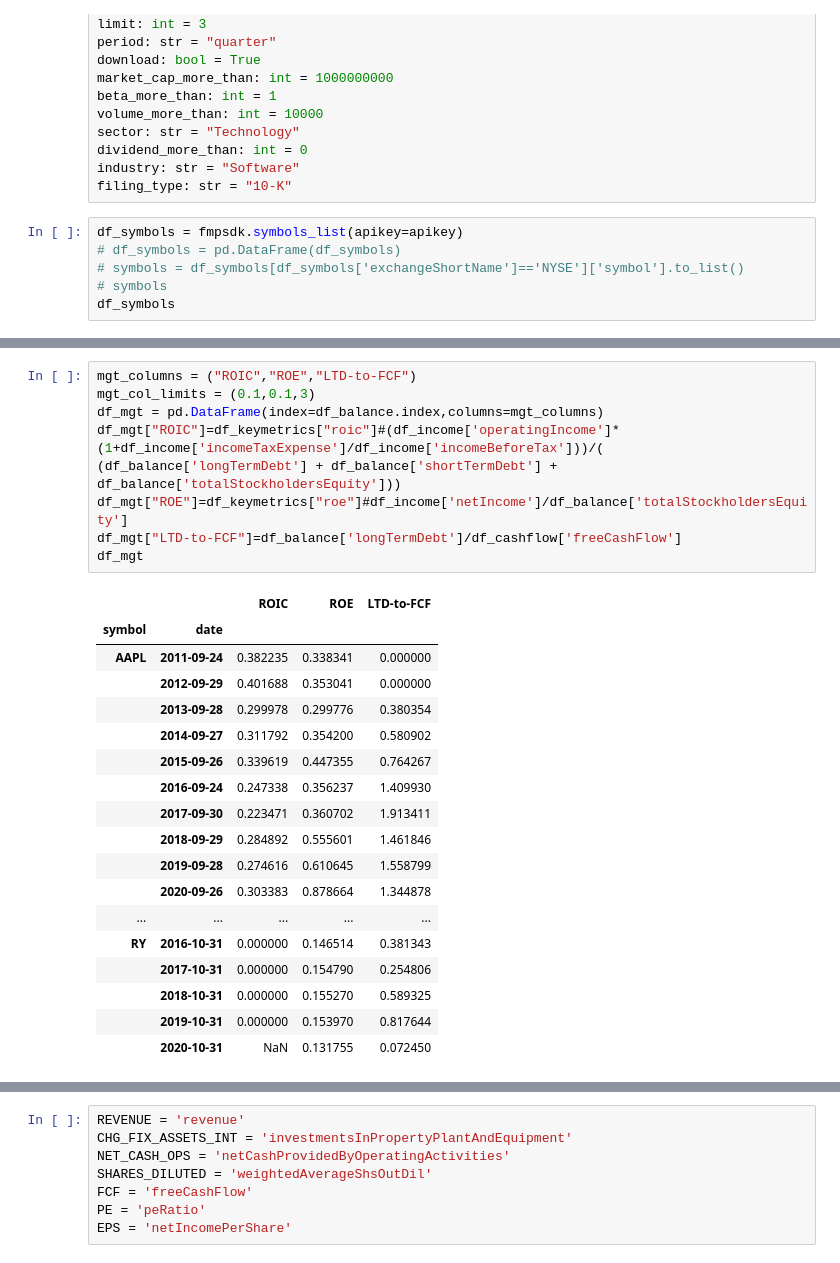
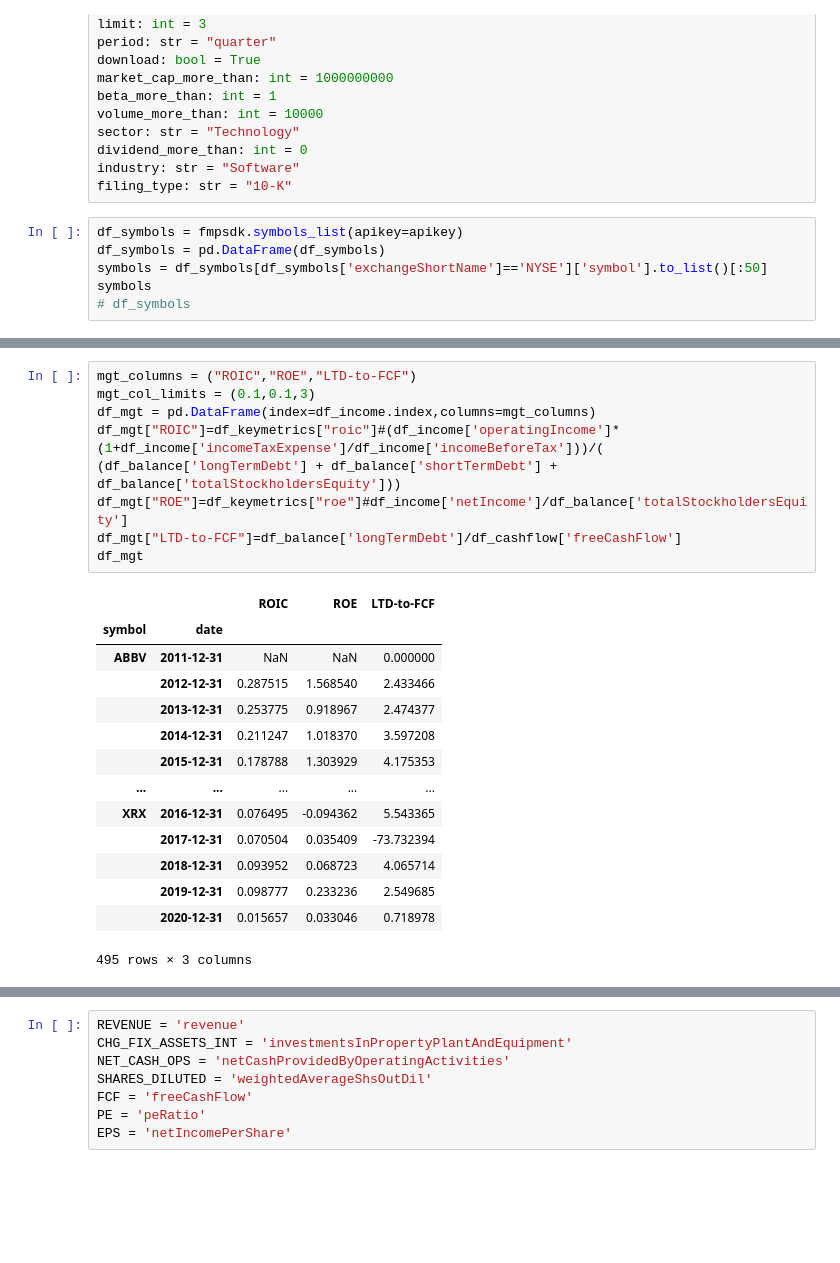
Before and after one commit to VinnyCarter05/fmpsdk-master, a Jupyter notebook: fmpsdk-ruleone.ipynb, the cells around one changed output, grey strips where cells are left out. Saved outputs shown, nothing was run; the diff lists cells and outputs as text; blank space fills up the shorter version.

```diff
--- a/fmpsdk-ruleone.ipynb
+++ b/fmpsdk-ruleone.ipynb
@@ -38,8 +38,8 @@ industry: str = "Software"
 filing_type: str = "10-K"
 # %%
 df_symbols = fmpsdk.symbols_list(apikey=apikey)
-# df_symbols = pd.DataFrame(df_symbols)
-# symbols = df_symbols[df_symbols['exchangeShortName']=='NYSE']['symbol'].to_list()
-# symbols
-df_symbols
+df_symbols = pd.DataFrame(df_symbols)
+symbols = df_symbols[df_symbols['exchangeShortName']=='NYSE']['symbol'].to_list()[:50]
+symbols
+# df_symbols
 # %% [output]
@@ -205,30 +292,26 @@ df_moat_rolling5_pct_chg
 # %%
 mgt_columns = ("ROIC","ROE","LTD-to-FCF")
 mgt_col_limits = (0.1,0.1,3)
-df_mgt = pd.DataFrame(index=df_balance.index,columns=mgt_columns)
+df_mgt = pd.DataFrame(index=df_income.index,columns=mgt_columns)
 df_mgt["ROIC"]=df_keymetrics["roic"]#(df_income['operatingIncome']*(1+df_income['incomeTaxExpense']/df_income['incomeBeforeTax']))/( (df_balance['longTermDebt'] + df_balance['shortTermDebt'] + df_balance['totalStockholdersEquity']))
 df_mgt["ROE"]=df_keymetrics["roe"]#df_income['netIncome']/df_balance['totalStockholdersEquity']
 df_mgt["LTD-to-FCF"]=df_balance['longTermDebt']/df_cashflow['freeCashFlow']
 df_mgt
 # %% [output]
 |  |  | ROIC | ROE | LTD-to-FCF |
 | symbol | date |  |  |  |
-| AAPL | 2011-09-24 | 0.382235 | 0.338341 | 0.000000 |
-|  | 2012-09-29 | 0.401688 | 0.353041 | 0.000000 |
-|  | 2013-09-28 | 0.299978 | 0.299776 | 0.380354 |
-|  | 2014-09-27 | 0.311792 | 0.354200 | 0.580902 |
-|  | 2015-09-26 | 0.339619 | 0.447355 | 0.764267 |
-|  | 2016-09-24 | 0.247338 | 0.356237 | 1.409930 |
-|  | 2017-09-30 | 0.223471 | 0.360702 | 1.913411 |
-|  | 2018-09-29 | 0.284892 | 0.555601 | 1.461846 |
-|  | 2019-09-28 | 0.274616 | 0.610645 | 1.558799 |
-|  | 2020-09-26 | 0.303383 | 0.878664 | 1.344878 |
+| ABBV | 2011-12-31 | NaN | NaN | 0.000000 |
+|  | 2012-12-31 | 0.287515 | 1.568540 | 2.433466 |
+|  | 2013-12-31 | 0.253775 | 0.918967 | 2.474377 |
+|  | 2014-12-31 | 0.211247 | 1.018370 | 3.597208 |
+|  | 2015-12-31 | 0.178788 | 1.303929 | 4.175353 |
 | ... | ... | ... | ... | ... |
-| RY | 2016-10-31 | 0.000000 | 0.146514 | 0.381343 |
-|  | 2017-10-31 | 0.000000 | 0.154790 | 0.254806 |
-|  | 2018-10-31 | 0.000000 | 0.155270 | 0.589325 |
-|  | 2019-10-31 | 0.000000 | 0.153970 | 0.817644 |
-|  | 2020-10-31 | NaN | 0.131755 | 0.072450 |
+| XRX | 2016-12-31 | 0.076495 | -0.094362 | 5.543365 |
+|  | 2017-12-31 | 0.070504 | 0.035409 | -73.732394 |
+|  | 2018-12-31 | 0.093952 | 0.068723 | 4.065714 |
+|  | 2019-12-31 | 0.098777 | 0.233236 | 2.549685 |
+|  | 2020-12-31 | 0.015657 | 0.033046 | 0.718978 |
+495 rows × 3 columns
 # %%
 fig = []
 ax = []
```
Also changed, not shown: parts of 18 cells of this notebook.
